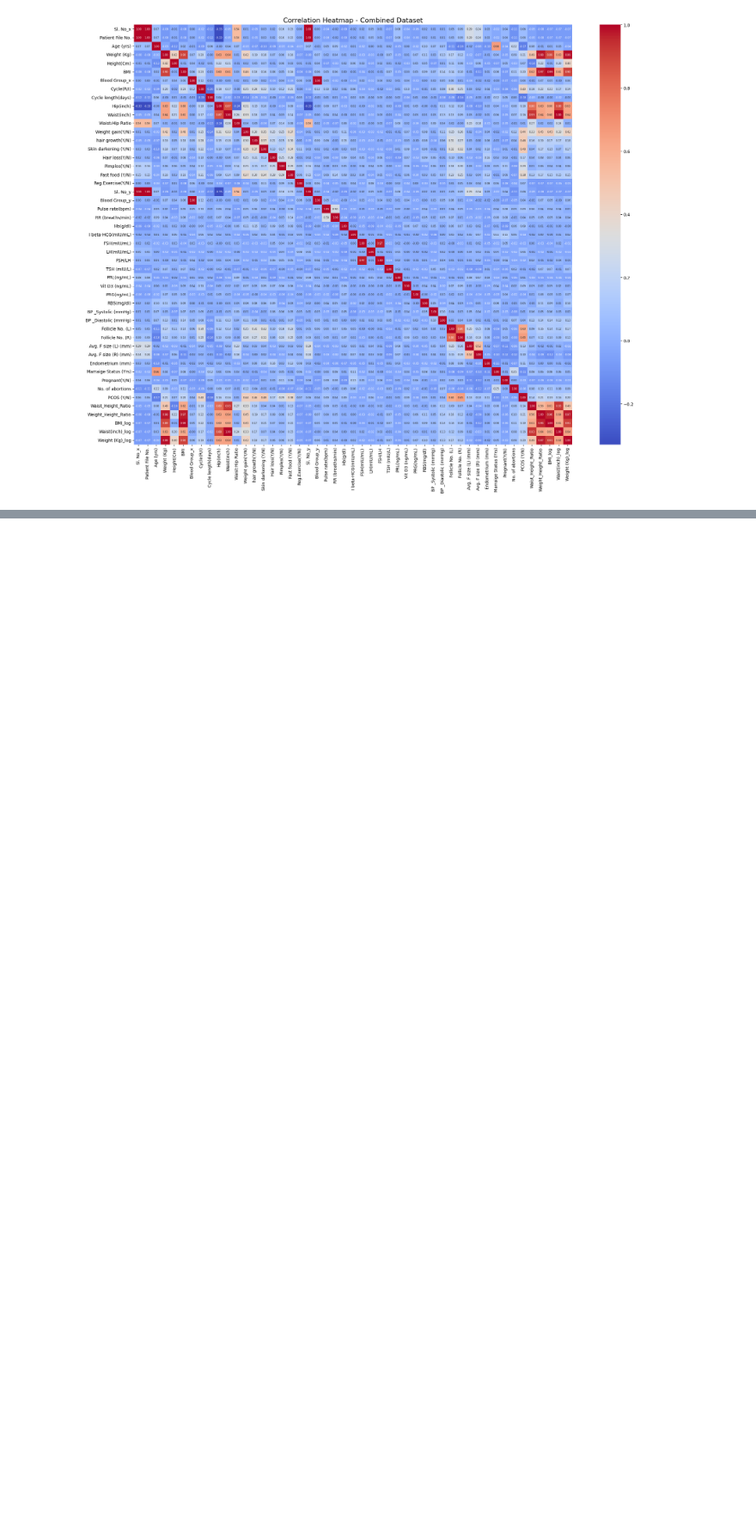
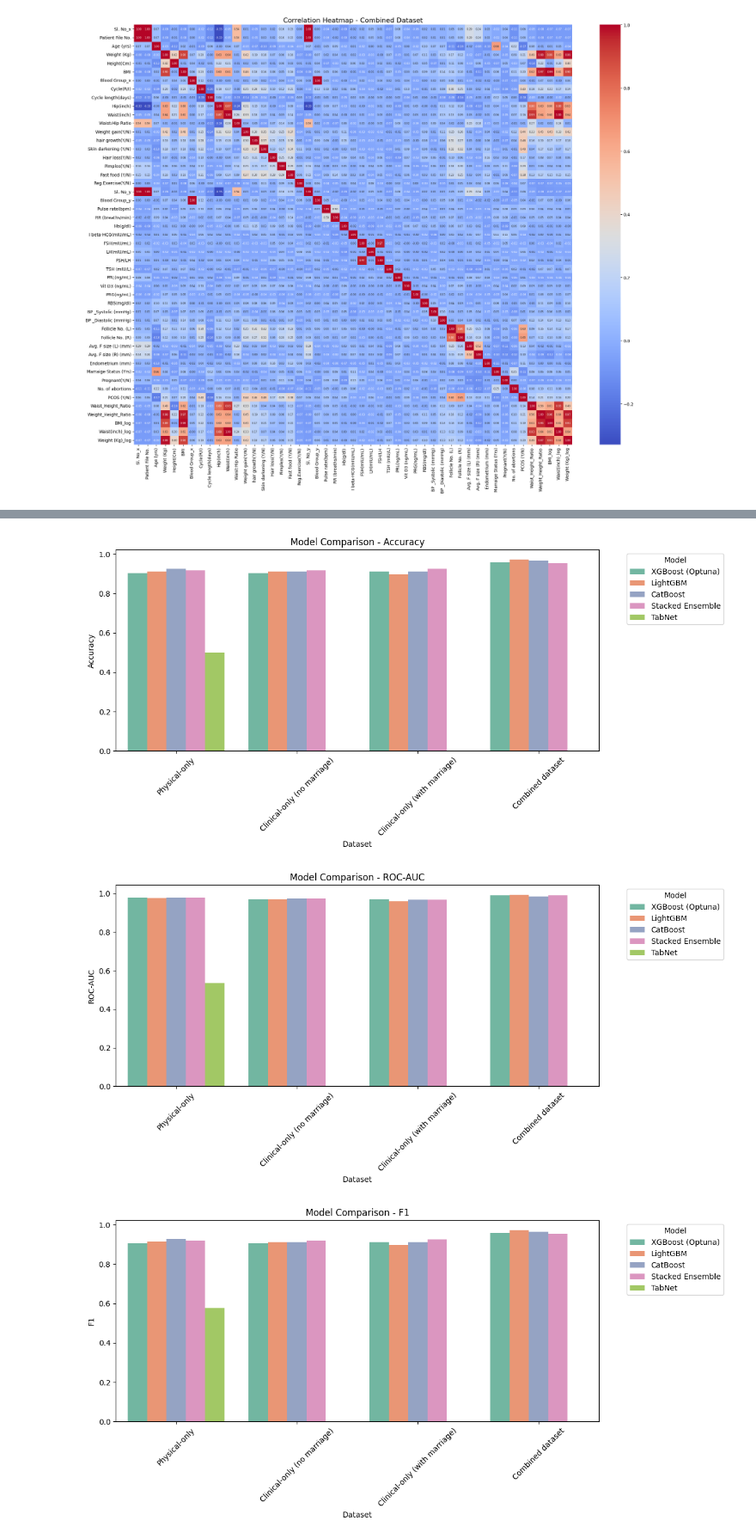
Before and after one commit to Yashikagoyal2105/ai-research-hub, a Jupyter notebook: early-pcos-risk-detection.ipynb, the cells around one changed output, grey strips where cells are left out. Shown at 86% size. Saved outputs shown, nothing was run; the diff lists cells and outputs as text; code cells hidden in the pictures; blank space fills up the shorter version.

Commit message:
Kaggle Notebook | Early PCOS Risk Detection | Version 7

```diff
--- a/early-pcos-risk-detection.ipynb
+++ b/early-pcos-risk-detection.ipynb
@@ -630,0 +651,71 @@ Saved pcos_lightgbm_comb to Kaggle output.
+# %%
+# ==============================
+# 2. TabNet (Physical-only, CPU mode)
+# ==============================
+from pytorch_tabnet.tab_model import TabNetClassifier
+
+# Force TabNet to run on CPU to avoid CUDA kernel errors
+tabnet = TabNetClassifier(seed=RANDOM_STATE, device_name="cpu")
+
+tabnet.fit(
+    X_phys, y_phys,
+    eval_set=[(X_phys_test, y_phys_test)],
+    eval_metric=['auc'],
+    patience=150,       # reasonable patience
+    max_epochs=300     # avoid instability
+)
+
+# Predictions
+y_pred_tabnet = tabnet.predict(X_phys_test)
+y_prob_tabnet = tabnet.predict_proba(X_phys_test)[:,1]
+
+# Results DataFrame
+results_tabnet = pd.DataFrame([{
+    "Model":"TabNet",
+    "Dataset":"Physical-only",
+    "Accuracy":accuracy_score(y_phys_test,y_pred_tabnet),
+    "Precision":precision_score(y_phys_test,y_pred_tabnet),
+    "Recall":recall_score(y_phys_test,y_pred_tabnet),
+    "F1":f1_score(y_phys_test,y_pred_tabnet),
+    "ROC-AUC":roc_auc_score(y_phys_test,y_prob_tabnet)
+}])
+
+# Append to final_results
+final_results = pd.concat([final_results, results_tabnet], ignore_index=True)
+
+# ==============================
+# 3. Comparison Graphs (Accuracy, ROC-AUC, etc.)
+# ==============================
+metrics = ["Accuracy", "ROC-AUC", "F1", "Precision"]
+
+for metric in metrics:
+    plt.figure(figsize=(12,6))
+    sns.barplot(data=final_results, x="Dataset", y=metric, hue="Model", palette="Set2")
+    plt.title(f"Model Comparison - {metric}")
+    plt.xticks(rotation=45)
+    plt.legend(title="Model", bbox_to_anchor=(1.05, 1), loc="upper left")
+    plt.tight_layout()
+    plt.savefig(f"/kaggle/working/model_comparison_{metric.lower()}.png", dpi=300, bbox_inches="tight")
+    plt.show()
+
+# ==============================
+# 4. ROC Curve (Physical dataset with TabNet)
+# ==============================
+plt.figure(figsize=(8,6))
+for name, model in models_phys.items():
+    y_prob = model.predict_proba(X_phys_test)[:,1]
+    fpr, tpr, _ = roc_curve(y_phys_test, y_prob)
+    auc = roc_auc_score(y_phys_test, y_prob)
+    plt.plot(fpr, tpr, label=f"{name} (AUC={auc:.3f})")
+
+# Add TabNet curve
+fpr, tpr, _ = roc_curve(y_phys_test, y_prob_tabnet)
+plt.plot(fpr, tpr, label=f"TabNet (AUC={roc_auc_score(y_phys_test,y_prob_tabnet):.3f})")
+
+plt.plot([0,1],[0,1],"k--")
+plt.xlabel("False Positive Rate")
+plt.ylabel("True Positive Rate")
+plt.title("ROC Curves - Physical-only (with TabNet)")
+plt.legend()
+plt.show()
+# %% [output]
@@ -630,0 +739,3 @@ Saved pcos_lightgbm_comb to Kaggle output.
+[figure, added]
+[figure, added]
+[figure, added]
```
Also changed, not shown: parts of 17 cells of this notebook.
